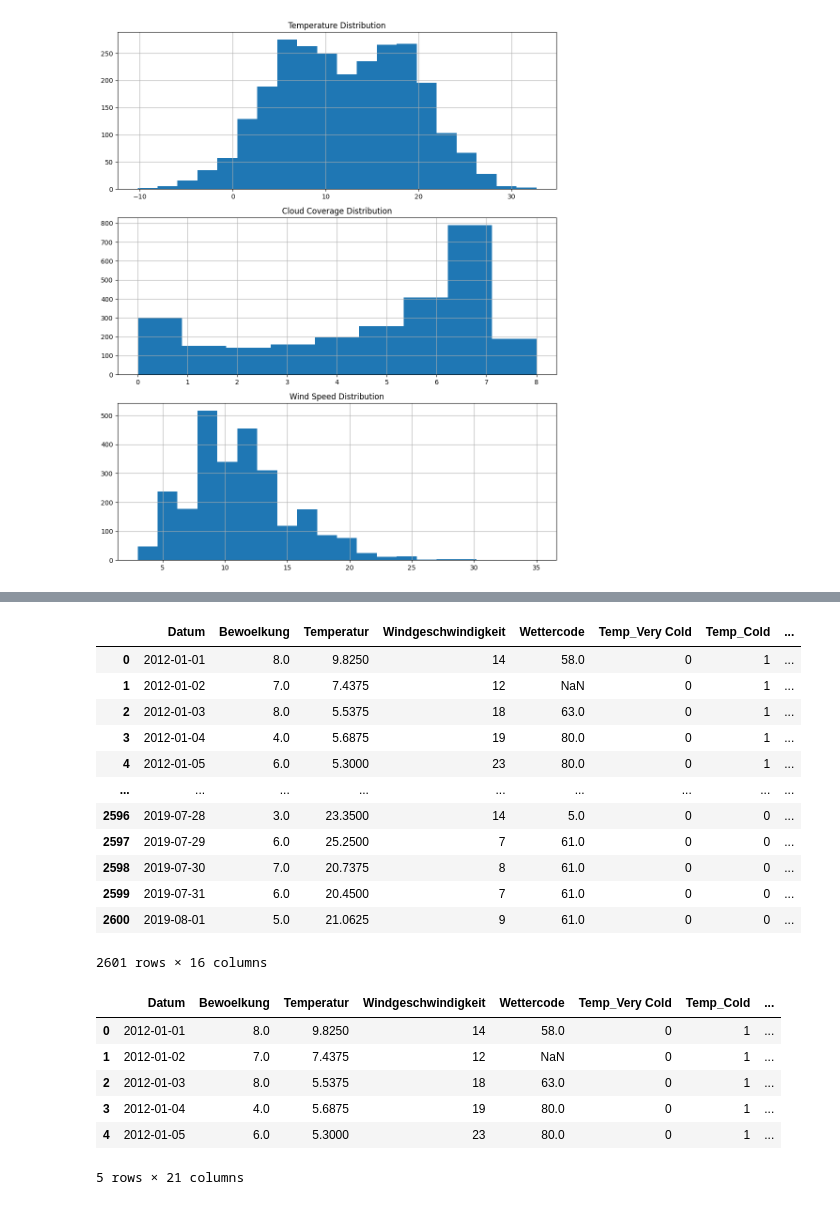
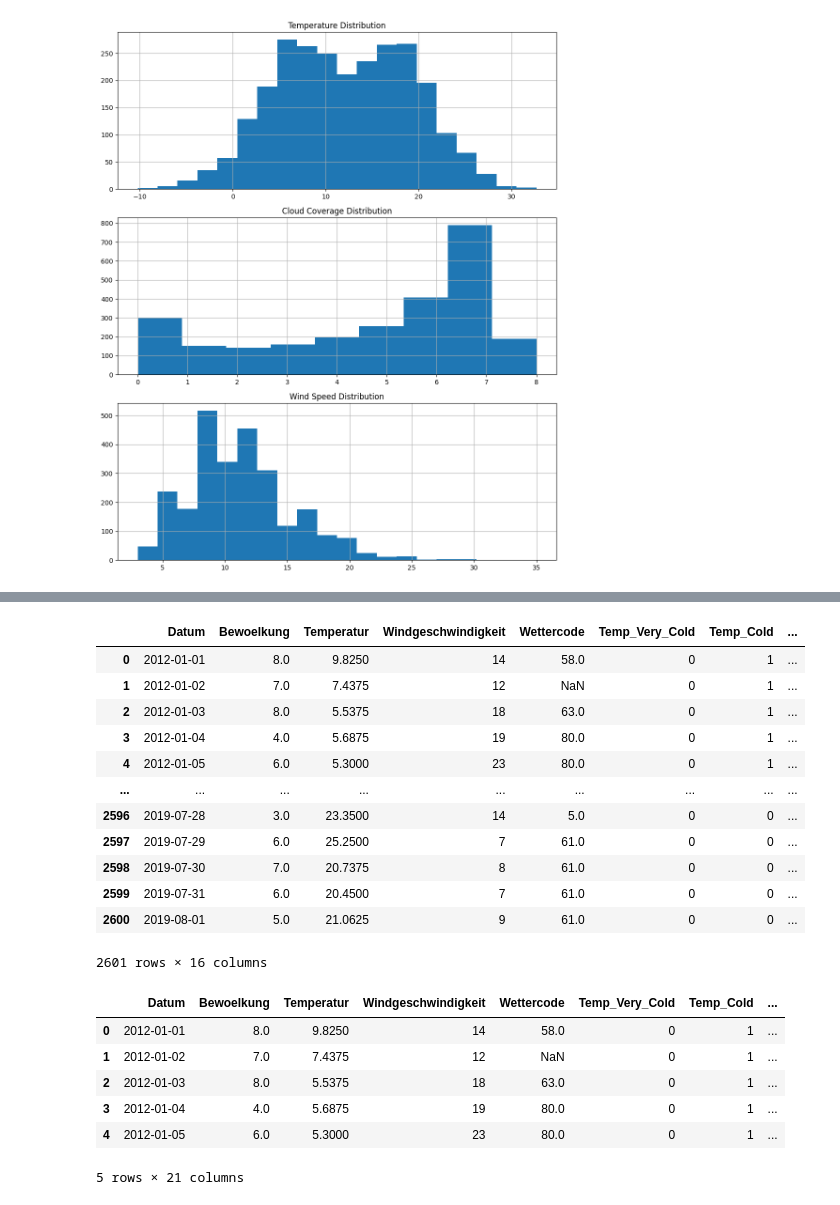
Before and after one commit to jul-mar/bakery_sales_prediction, a Jupyter notebook: 0_DataPreparation/07_Wetter/wetter.ipynb, the cells around one changed output, grey strips where cells are left out. Saved outputs shown, nothing was run; the diff lists cells and outputs as text; code cells hidden in the pictures.

```diff
--- a/0_DataPreparation/07_Wetter/wetter.ipynb
+++ b/0_DataPreparation/07_Wetter/wetter.ipynb
@@ -59,14 +59,14 @@ df_binned = df.copy()
 # Strong: > 15
 
 temp_bins = [-float('inf'), 0, 10, 20, 25, float('inf')]
-temp_labels = ['Very Cold', 'Cold', 'Mild', 'Warm', 'Hot']
+temp_labels = ['Very_Cold', 'Cold', 'Mild', 'Warm', 'Hot']
 df_binned['Temperatur_binned'] = pd.cut(df_binned['Temperatur'],
                                        bins=temp_bins,
                                        labels=temp_labels)
 
 # Cloud coverage binning
 cloud_bins = [-1, 2, 5, 8]  # -1 to include 0
-cloud_labels = ['Clear', 'Partly Cloudy', 'Cloudy']
+cloud_labels = ['Clear', 'Partly_Cloudy', 'Cloudy']
 df_binned['Bewoelkung_binned'] = pd.cut(df_binned['Bewoelkung'],
                                        bins=cloud_bins,
                                        labels=cloud_labels)
@@ -129,7 +129,7 @@ df_encoded[bool_columns] = df_encoded[bool_columns].astype(int)
 
 df_encoded
 # %% [output]
-|  | Datum | Bewoelkung | Temperatur | Windgeschwindigkeit | Wettercode | Temp_Very Cold | Temp_Cold | ... |
+|  | Datum | Bewoelkung | Temperatur | Windgeschwindigkeit | Wettercode | Temp_Very_Cold | Temp_Cold | ... |
 | 0 | 2012-01-01 | 8.0 | 9.8250 | 14 | 58.0 | 0 | 1 | ... |
 | 1 | 2012-01-02 | 7.0 | 7.4375 | 12 | NaN | 0 | 1 | ... |
 | 2 | 2012-01-03 | 8.0 | 5.5375 | 18 | 63.0 | 0 | 1 | ... |
@@ -154,35 +154,35 @@ def categorize_weather(code):
     if pd.isna(code):
         return 'Unknown'
     code = int(code)
     if 0 <= code <= 2:
         return 'Good'
     elif 3 <= code <= 10:
         return 'Moderate'
     elif 11 <= code <= 69:
-        return 'Light Issues'
+        return 'Light_Issues'
     elif 70 <= code <= 99:
         return 'Severe'
     else:
         return 'Unknown'
 
 # Add the weather category to the dataframe
 df_binned['Wettercode_binned'] = df_binned['Wettercode'].apply(categorize_weather)
 
 # Add this to the one-hot encoding
 df_encoded = pd.get_dummies(df_binned,
                            columns=['Temperatur_binned',
                                   'Bewoelkung_binned',
                                   'Windgeschwindigkeit_binned',
                                   'Wettercode_binned'],
                            prefix=['Temp', 'Cloud', 'Wind', 'Weather'])
 
 # Convert boolean columns to int
 bool_columns = [col for col in df_encoded.columns if df_encoded[col].dtype == bool]
 df_encoded[bool_columns] = df_encoded[bool_columns].astype(int)
 
 df_encoded.head()
 # %% [output]
-|  | Datum | Bewoelkung | Temperatur | Windgeschwindigkeit | Wettercode | Temp_Very Cold | Temp_Cold | ... |
+|  | Datum | Bewoelkung | Temperatur | Windgeschwindigkeit | Wettercode | Temp_Very_Cold | Temp_Cold | ... |
 | 0 | 2012-01-01 | 8.0 | 9.8250 | 14 | 58.0 | 0 | 1 | ... |
 | 1 | 2012-01-02 | 7.0 | 7.4375 | 12 | NaN | 0 | 1 | ... |
 | 2 | 2012-01-03 | 8.0 | 5.5375 | 18 | 63.0 | 0 | 1 | ... |
```
Also changed, not shown: parts of 4 cells of this notebook, 1 other file.
